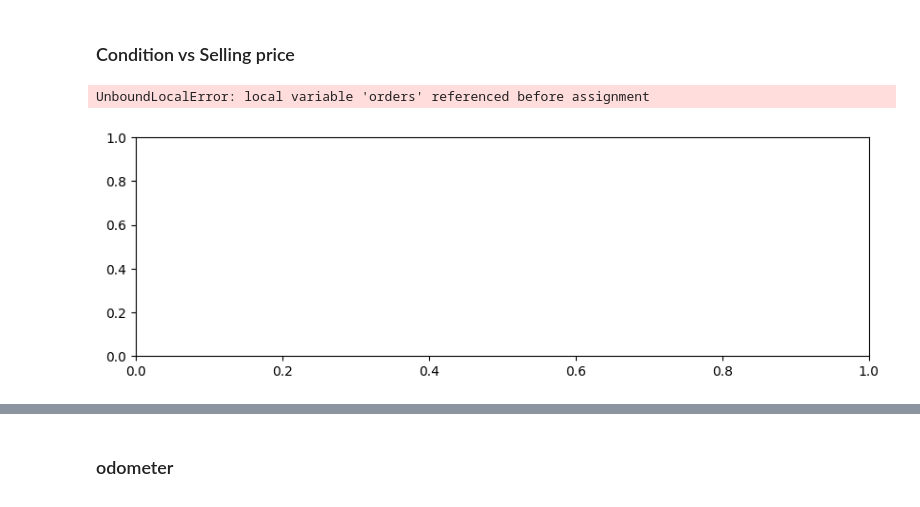
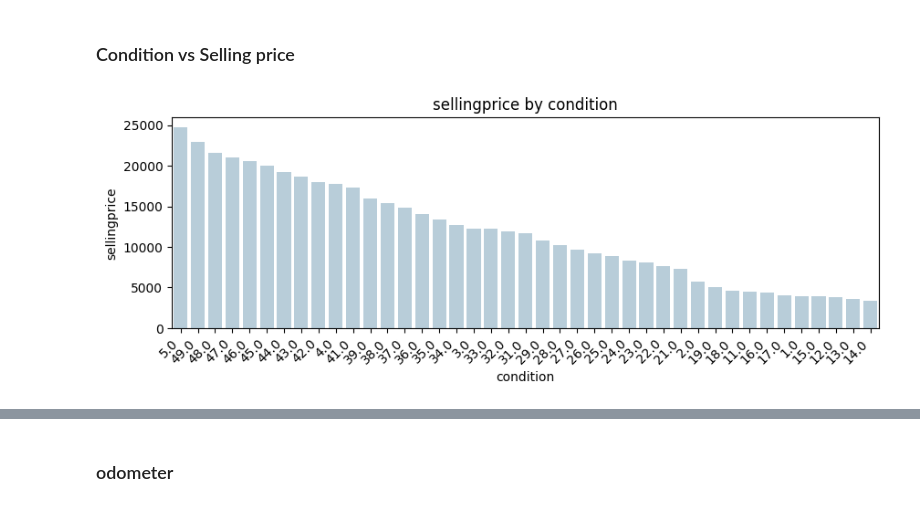
Before and after one commit to aprilhong/vehiclesales, a Jupyter notebook: vehiclesales.ipynb, the cells around one changed output, grey strips where cells are left out. Cells and saved outputs as stored; diff of their text form; code cells hidden in the pictures.

Commit message:
finished data cleaning and saved cleaned dataset

```diff
--- a/vehiclesales.ipynb
+++ b/vehiclesales.ipynb
@@ -108,6 +111,6 @@ saledate column is a concatenation of various date information (weekday, month,
 # %%
 # create new columns to store split data from saledate
-df[['sale_weekday','sale_month','sale_day','sale_year','sale_time','sale_time_zone','sale_time_zone2']] = df['saledate'].str.split(' ',expand=True)
+df[['sale_weekday','sale_month','sale_day','sale_year','sale_time','GMT','PST']] = df['saledate'].str.split(' ',expand=True)
 df.head(2)
 # %% [output]
 |  | year | make | model | trim | body | transmission | vin | state | condition | odometer | ... |
@@ -121,3 +121,9 @@ df_new = df.drop(columns=['saledate','sale_time','sale_time_zone','sale_time_zon
+# %%
+# Create a copy of the original dataframe
+df_new = df.copy()
+
+# Drop the redundant saledate column and other nonessential time columns.
+df_new = df.drop(columns=['saledate','sale_time','GMT','PST'])
 # %%
 df_new.head()
 # %% [output]
@@ -806,4 +841,4 @@ Convert `-` to Nan for color and interior columns
 # %%
 # change `-` to NaN
-df_new['color'].replace('—', np.nan,inplace=True)
-df_new['interior'].replace('—', np.nan,inplace=True)
+df_new['color'] = df_new['color'].replace('—', np.nan)
+df_new['interior'] = df_new['interior'].replace('—', np.nan)
@@ -1117,7 +1147,5 @@ some numerical columns wer converted to object, it should be converted back to f
 # %%
 ### Convert Columns to Float
 df_clean = df_clean.copy()
-df_clean = df_clean.astype({'odometer': float,
-                  'sellingprice': float
-                  })
+df_clean = df_clean.astype({'odometer': float,'sellingprice': float})
 # %% [markdown]
@@ -1270,7 +1341,6 @@ Median: 35.0
 # %% [markdown]
 ### Condition vs Selling price
 # %%
-bplts(df_clean,'condition','sellingprice',10,3,45,'desc','')
+bplts(df_clean,'condition','sellingprice',10,3,45,'desc',None)
 # %% [output]
-UnboundLocalError: local variable 'orders' referenced before assignment
-[figure, old version]
+[figure, new version]
```
Also changed, not shown: parts of 369 cells of this notebook, 2 other files.
